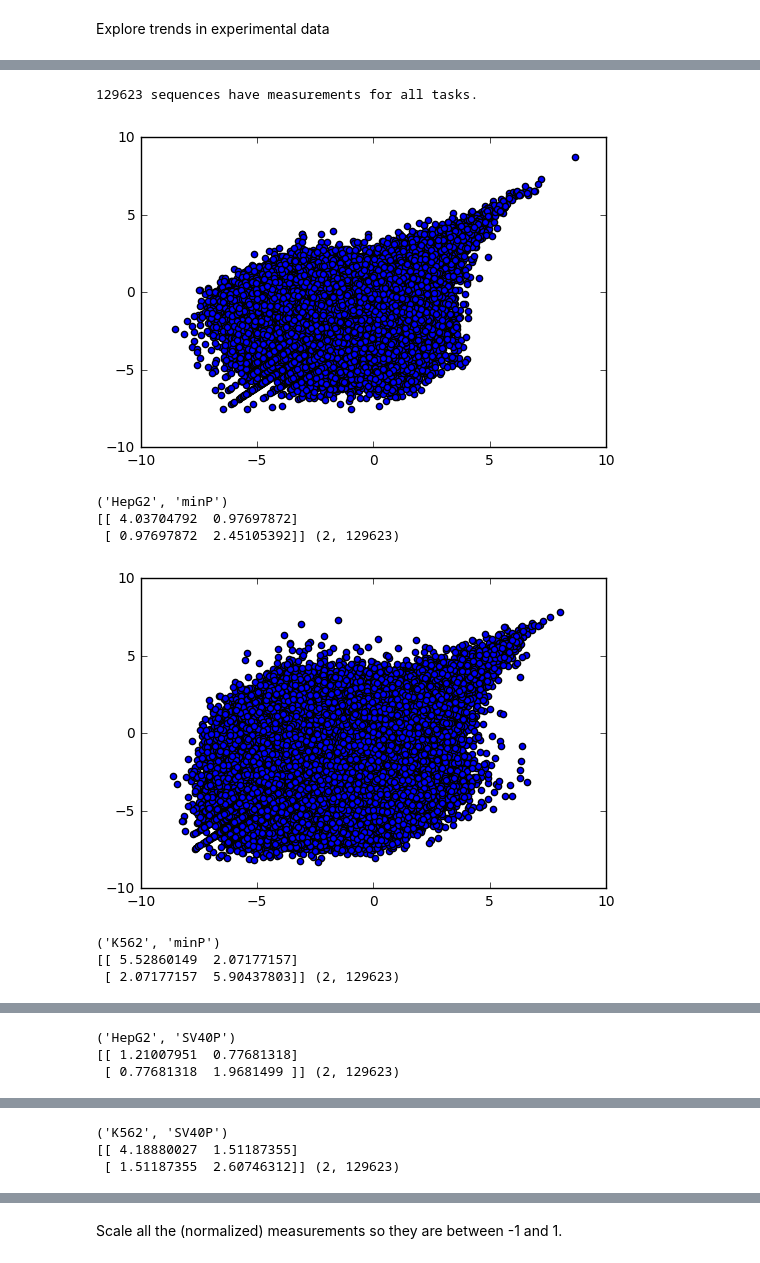
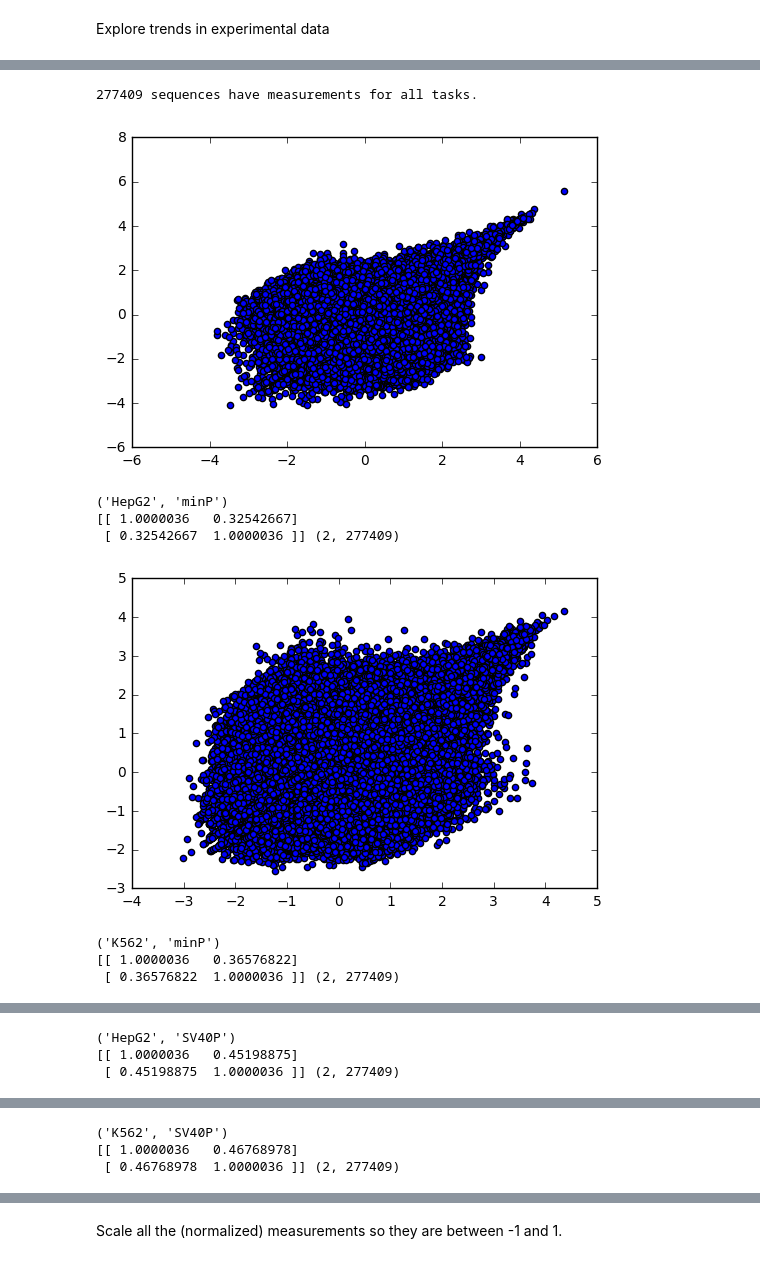
Before and after one commit to irvhsu/cs273b-project, a Jupyter notebook: notebooks/data_exploration.ipynb, the cells around one changed output, grey strips where cells are left out. Cells and saved outputs as stored; diff of their text form; code cells hidden in the pictures.

Commit message:
Fixed data load bug

```diff
--- a/notebooks/data_exploration.ipynb
+++ b/notebooks/data_exploration.ipynb
@@ -18,26 +18,24 @@ design_names = ["ScaleUpDesign1", "ScaleUpDesign2"]
 for cell_type in cell_types:
     for promoter in promoters:
         experiment_key = (cell_type, promoter)
-
+        split_data[experiment_key] = {}
         for design_name in design_names:
-            split_data[experiment_key] = {}
-
             with open("../data/Scaleup_normalized/{}_{}_{}_mRNA_Rep1.normalized".format(cell_type, design_name, promoter)) as f:
                 for line in f:
                     parts = line.strip().split()
-
                     key = parts[0]
                     val = float(parts[1])
                     if parts[2] == "1":
+                        assert key not in split_data[experiment_key]
                         split_data[experiment_key][key] = (val, 0)
 
             with open("../data/Scaleup_normalized/{}_{}_{}_mRNA_Rep2.normalized".format(cell_type, design_name, promoter)) as f:
                 for line in f:
                     parts = line.strip().split()
-
                     key = parts[0]
                     val = float(parts[1])
                     if parts[2] == "1" and key in split_data[experiment_key]:
+                        assert split_data[experiment_key][key][1] == 0
                         split_data[experiment_key][key] = (split_data[experiment_key][key][0], val)
 
 print "Data from experiment {}:".format(split_data.items()[0][0])
@@ -65,22 +62,22 @@ valid_keys = list(reduce(
 
 print "{} sequences have measurements for all tasks.".format(len(valid_keys))
 # %% [output]
-129623 sequences have measurements for all tasks.
+277409 sequences have measurements for all tasks.
 # %%
 # Variance between replicates
 for experiment_key, key_to_normalized in split_data.items():
-    vals = np.array([[key_to_normalized[key][0] for key in valid_keys],
-                 [key_to_normalized[key][1] for key in valid_keys]])
+    vals = np.array([scale([key_to_normalized[key][0] for key in valid_keys]),
+                 scale([key_to_normalized[key][1] for key in valid_keys])])
     plt.scatter(vals[0, :], vals[1, :])
     plt.show()
     print experiment_key
     print np.cov(vals), vals.shape
 # %% [output]
-[figure, old version]
+[figure, new version]
 ('HepG2', 'minP')
-[[ 4.03704792  0.97697872]
- [ 0.97697872  2.45105392]] (2, 129623)
+[[ 1.0000036   0.32542667]
+ [ 0.32542667  1.0000036 ]] (2, 277409)
-[figure, old version]
+[figure, new version]
 ('K562', 'minP')
-[[ 5.52860149  2.07177157]
- [ 2.07177157  5.90437803]] (2, 129623)
+[[ 1.0000036   0.36576822]
+ [ 0.36576822  1.0000036 ]] (2, 277409)
@@ -88,3 +85,3 @@ for experiment_key, key_to_normalized in split_data.items():
 ('HepG2', 'SV40P')
-[[ 1.21007951  0.77681318]
- [ 0.77681318  1.9681499 ]] (2, 129623)
+[[ 1.0000036   0.45198875]
+ [ 0.45198875  1.0000036 ]] (2, 277409)
@@ -92,6 +89,6 @@ for experiment_key, key_to_normalized in split_data.items():
 ('K562', 'SV40P')
-[[ 4.18880027  1.51187355]
- [ 1.51187355  2.60746312]] (2, 129623)
+[[ 1.0000036   0.46768978]
+ [ 0.46768978  1.0000036 ]] (2, 277409)
 # %%
 # Variance between promotors
 for cell_type in cell_types:
```
Also changed, not shown: parts of 8 cells of this notebook.
